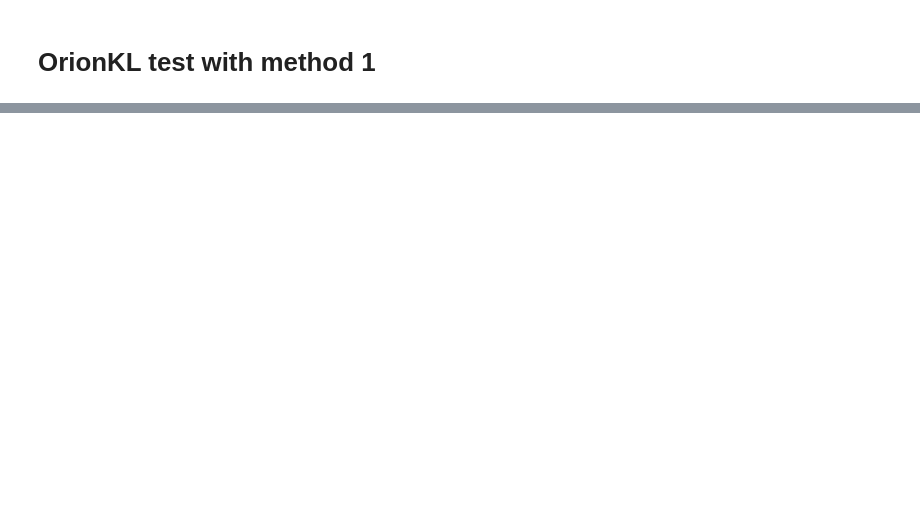
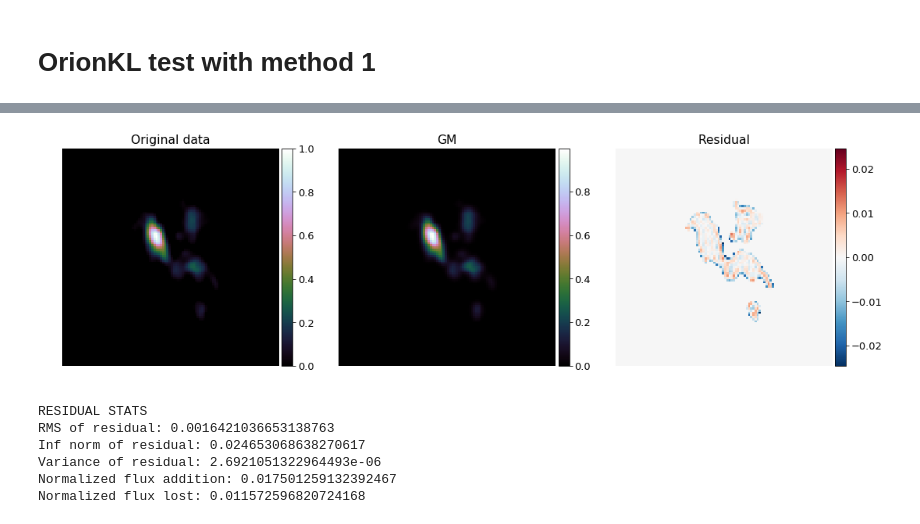
Before and after one commit to mavillan/HDMClouds, a Jupyter notebook: notebooks/case1-OrionKL with improved IG - m1.ipynb, the cells around one changed output, grey strips where cells are left out. Cells and saved outputs as stored; diff of their text form; code cells hidden in the pictures; blank space fills up the shorter version.

```diff
--- a/notebooks/case1-OrionKL with improved IG - m1.ipynb
+++ b/notebooks/case1-OrionKL with improved IG - m1.ipynb
@@ -120,0 +145,10 @@ sig variation:  nan
+# %%
+hdmc.get_residual_stats();
+# %% [output]
+[figure, added]
+RESIDUAL STATS
+RMS of residual: 0.0016421036653138763
+Inf norm of residual: 0.024653068638270617
+Variance of residual: 2.6921051322964493e-06
+Normalized flux addition: 0.017501259132392467
+Normalized flux lost: 0.011572596820724168
```
Also changed, not shown: parts of 22 cells of this notebook, 2 other files.
